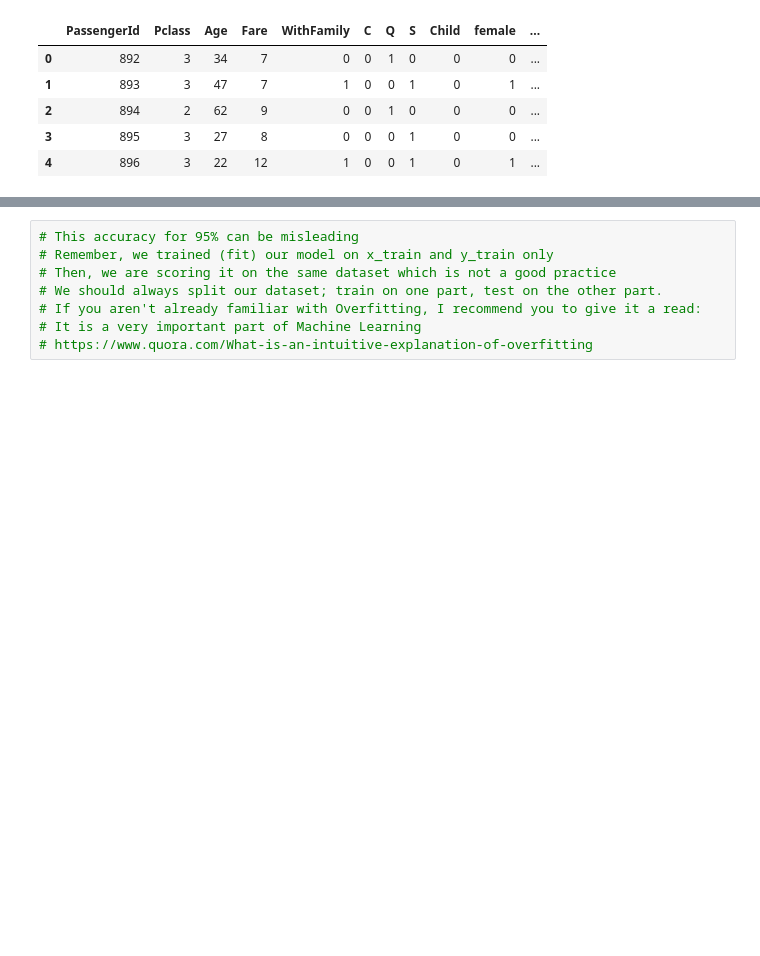
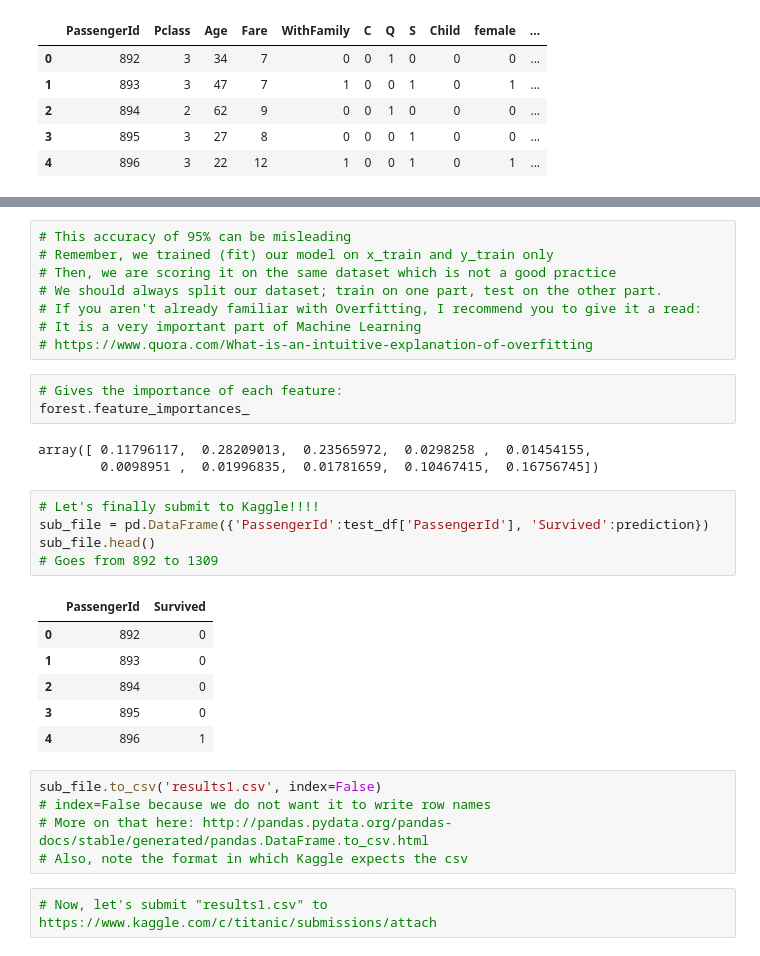
Before and after one commit to sunyam/Titanic_Kaggle, a Jupyter notebook: KaggleTitanic.ipynb, the cells around one changed output, grey strips where cells are left out. Saved outputs shown, nothing was run; the diff lists cells and outputs as text; blank space fills up the shorter version.

Commit message:
Writing csv and submitting

```diff
--- a/KaggleTitanic.ipynb
+++ b/KaggleTitanic.ipynb
@@ -691,8 +704,33 @@ forest.score(x_train, y_train)
 # %%
-# This accuracy for 95% can be misleading
+# This accuracy of 95% can be misleading
 # Remember, we trained (fit) our model on x_train and y_train only
 # Then, we are scoring it on the same dataset which is not a good practice
 # We should always split our dataset; train on one part, test on the other part.
 # If you aren't already familiar with Overfitting, I recommend you to give it a read:
 # It is a very important part of Machine Learning
 # https://www.quora.com/What-is-an-intuitive-explanation-of-overfitting
+# %%
+# Gives the importance of each feature:
+forest.feature_importances_
+# %% [output]
+array([ 0.11796117,  0.28209013,  0.23565972,  0.0298258 ,  0.01454155,
+        0.0098951 ,  0.01996835,  0.01781659,  0.10467415,  0.16756745])
+# %%
+# Let's finally submit to Kaggle!!!!
+sub_file = pd.DataFrame({'PassengerId':test_df['PassengerId'], 'Survived':prediction})
+sub_file.head()
+# Goes from 892 to 1309
+# %% [output]
+|  | PassengerId | Survived |
+| 0 | 892 | 0 |
+| 1 | 893 | 0 |
+| 2 | 894 | 0 |
+| 3 | 895 | 0 |
+| 4 | 896 | 1 |
+# %%
+sub_file.to_csv('results1.csv', index=False)
+# index=False because we do not want it to write row names
+# More on that here: http://pandas.pydata.org/pandas-docs/stable/generated/pandas.DataFrame.to_csv.html
+# Also, note the format in which Kaggle expects the csv
+# %%
+# Now, let's submit "results1.csv" to https://www.kaggle.com/c/titanic/submissions/attach
```
Also changed, not shown: parts of 6 cells of this notebook.
